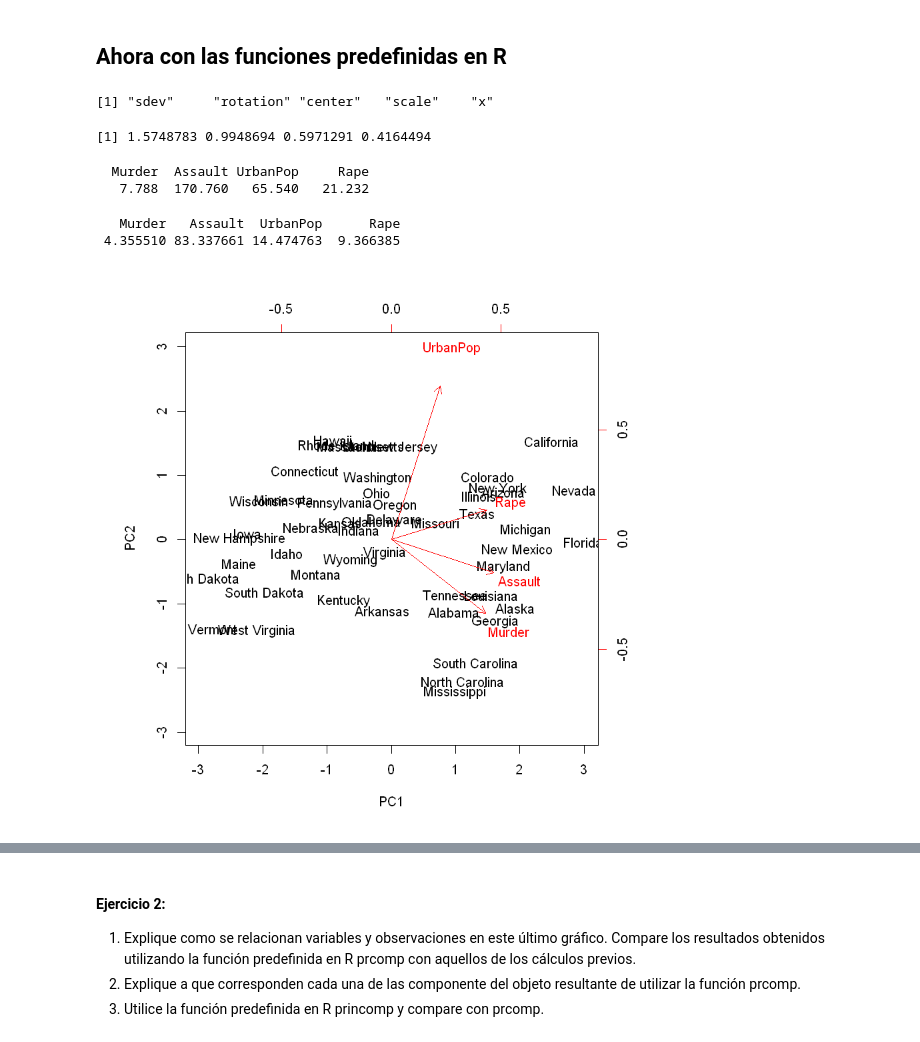
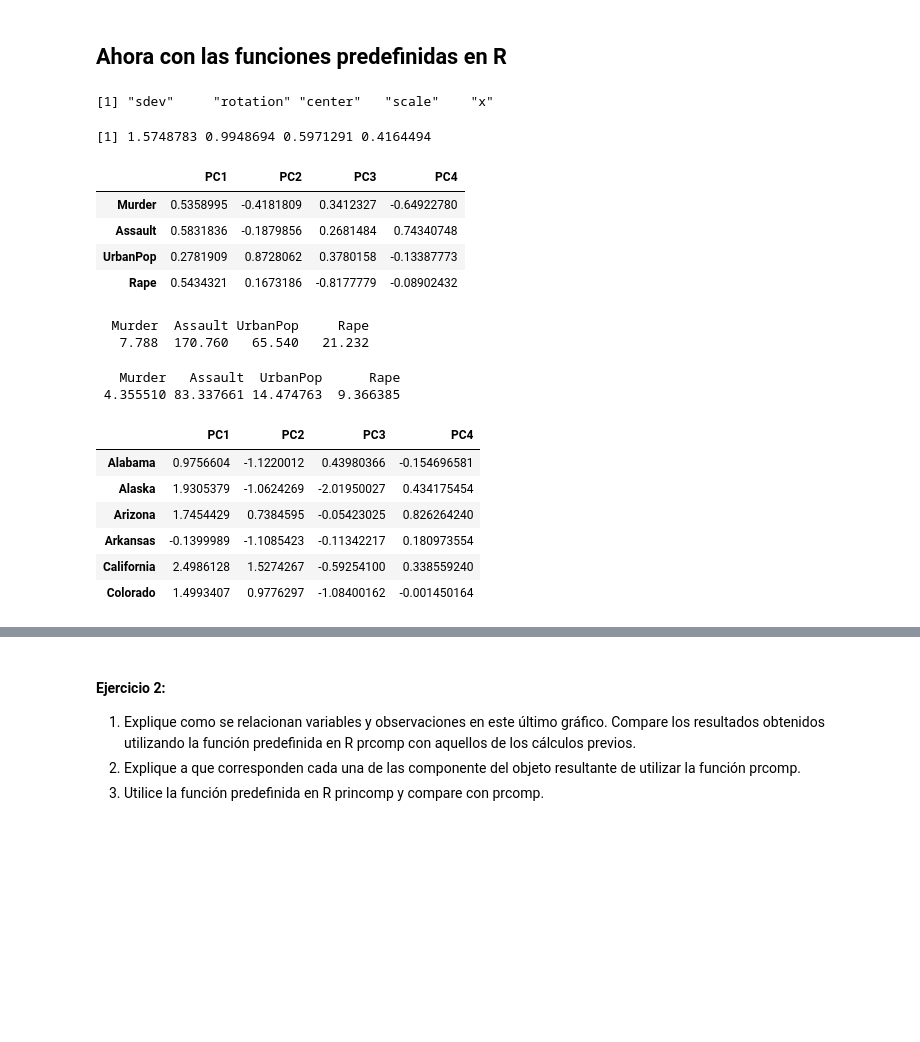
Before and after one commit to alexbgh1/INFO257_U2, a Jupyter notebook: PCA_/PCA.ipynb, the cells around one changed output, grey strips where cells are left out. Saved outputs shown, nothing was run; the diff lists cells and outputs as text; code cells hidden in the pictures; blank space fills up the shorter version.

```diff
--- a/PCA_/PCA.ipynb
+++ b/PCA_/PCA.ipynb
@@ -249,26 +249,31 @@ cumPVE <- barplot(cumsum(PVE),xlab="Componente Principal", ylab="", main= "Gráf
 # %% [markdown]
 ## Ahora con las funciones predefinidas en R
 # %%
-#prcomp devuelve sdev, rotation, center, scale y x
-#Basicamente muchas variables que se utilizan para PCA
 pca_res <- prcomp(USArrests, scale = TRUE)
 names(pca_res)
 pca_res$sdev
 pca_res$rotation <- -pca_res$rotation
+pca_res$rotation
 pca_res$center
 pca_res$scale
 pca_res$x <- -pca_res$x
+head(pca_res$x)
 # %% [output]
 [1] "sdev"     "rotation" "center"   "scale"    "x"
 [1] 1.5748783 0.9948694 0.5971291 0.4164494
+|  | PC1 | PC2 | PC3 | PC4 |
+| Murder | 0.5358995 | -0.4181809 | 0.3412327 | -0.64922780 |
+| Assault | 0.5831836 | -0.1879856 | 0.2681484 | 0.74340748 |
+| UrbanPop | 0.2781909 | 0.8728062 | 0.3780158 | -0.13387773 |
+| Rape | 0.5434321 | 0.1673186 | -0.8177779 | -0.08902432 |
   Murder  Assault UrbanPop     Rape
    7.788  170.760   65.540   21.232
    Murder   Assault  UrbanPop      Rape
  4.355510 83.337661 14.474763  9.366385
+|  | PC1 | PC2 | PC3 | PC4 |
+| Alabama | 0.9756604 | -1.1220012 | 0.43980366 | -0.154696581 |
+| Alaska | 1.9305379 | -1.0624269 | -2.01950027 | 0.434175454 |
+| Arizona | 1.7454429 | 0.7384595 | -0.05423025 | 0.826264240 |
+| Arkansas | -0.1399989 | -1.1085423 | -0.11342217 | 0.180973554 |
+| California | 2.4986128 | 1.5274267 | -0.59254100 | 0.338559240 |
+| Colorado | 1.4993407 | 0.9776297 | -1.08400162 | -0.001450164 |
-# %%
-#Variables 90° se dice que son independientes
-#Las flechas rojas indican relaciones según °
-#e indican hacia que lado hay mayor indice
-biplot(pca_res, scale = 0)
-# %% [output]
-[figure, removed]
```
Also changed, not shown: parts of 11 cells of this notebook.
